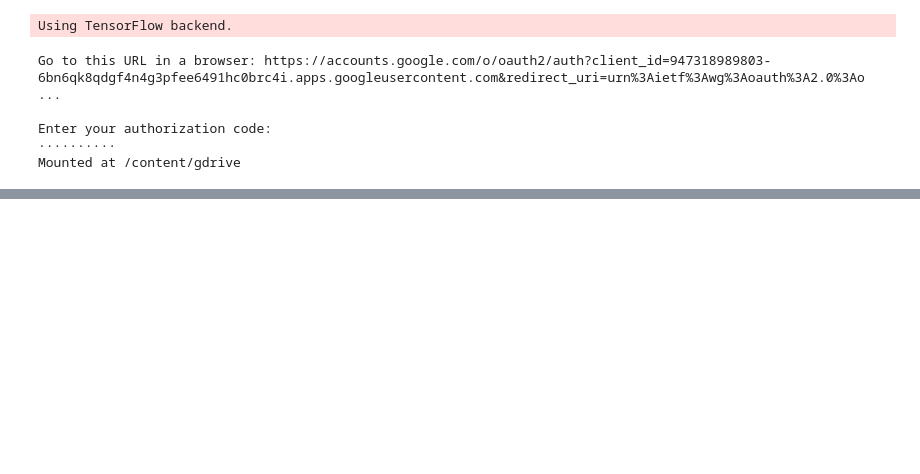
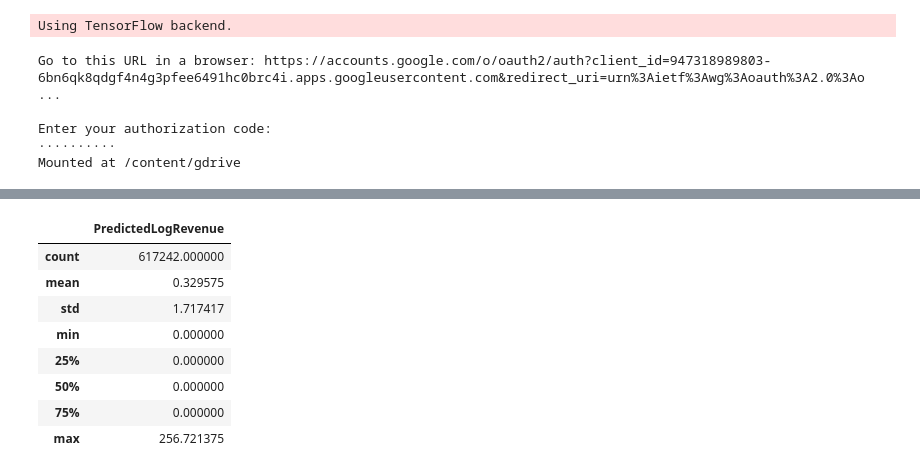
Before and after one commit to kyokicchi/ggl_an_codes, a Jupyter notebook: NNmodel.ipynb, the cells around one changed output, grey strips where cells are left out. Saved outputs shown, nothing was run; the diff lists cells and outputs as text; code cells hidden in the pictures; blank space fills up the shorter version.

```diff
--- a/NNmodel.ipynb
+++ b/NNmodel.ipynb
@@ -103,0 +146,4 @@ Wall time: 107 ms
+# %%
+%%time
+df_user_train = pd.read_csv('user_train_n.csv', index_col = 0, dtype={'fullVisitorId': 'str'})
+df_user_test = pd.read_csv('user_test_n.csv', index_col = 0, dtype={'fullVisitorId': 'str'})
@@ -103,0 +153,7 @@ Wall time: 107 ms
+# %%
+
+df_y = df_user_train['transactionRevenue']
+df_x = df_user_train.drop(['transactionRevenue'], axis=1)
+df_tgt = df_user_test.drop(['transactionRevenue'], axis=1)
+
+df_x.shape, df_y.shape, df_tgt.shape
@@ -103,0 +175,3 @@ Wall time: 107 ms
+# %%
+%%time
+pred_tgt = model.predict(df_tgt)
@@ -103,0 +198,4 @@ Wall time: 107 ms
+# %%
+pred_tgt[pred_tgt<0] = 0
+df_out = pd.DataFrame(index = df_tgt.index)
+df_out['PredictedLogRevenue'] = pred_tgt
@@ -103,0 +212,12 @@ Wall time: 107 ms
+# %%
+df_out.describe()
+# %% [output]
+|  | PredictedLogRevenue |
+| count | 617242.000000 |
+| mean | 0.329575 |
+| std | 1.717417 |
+| min | 0.000000 |
+| 25% | 0.000000 |
+| 50% | 0.000000 |
+| 75% | 0.000000 |
+| max | 256.721375 |
```
Also changed, not shown: parts of 20 cells of this notebook.
